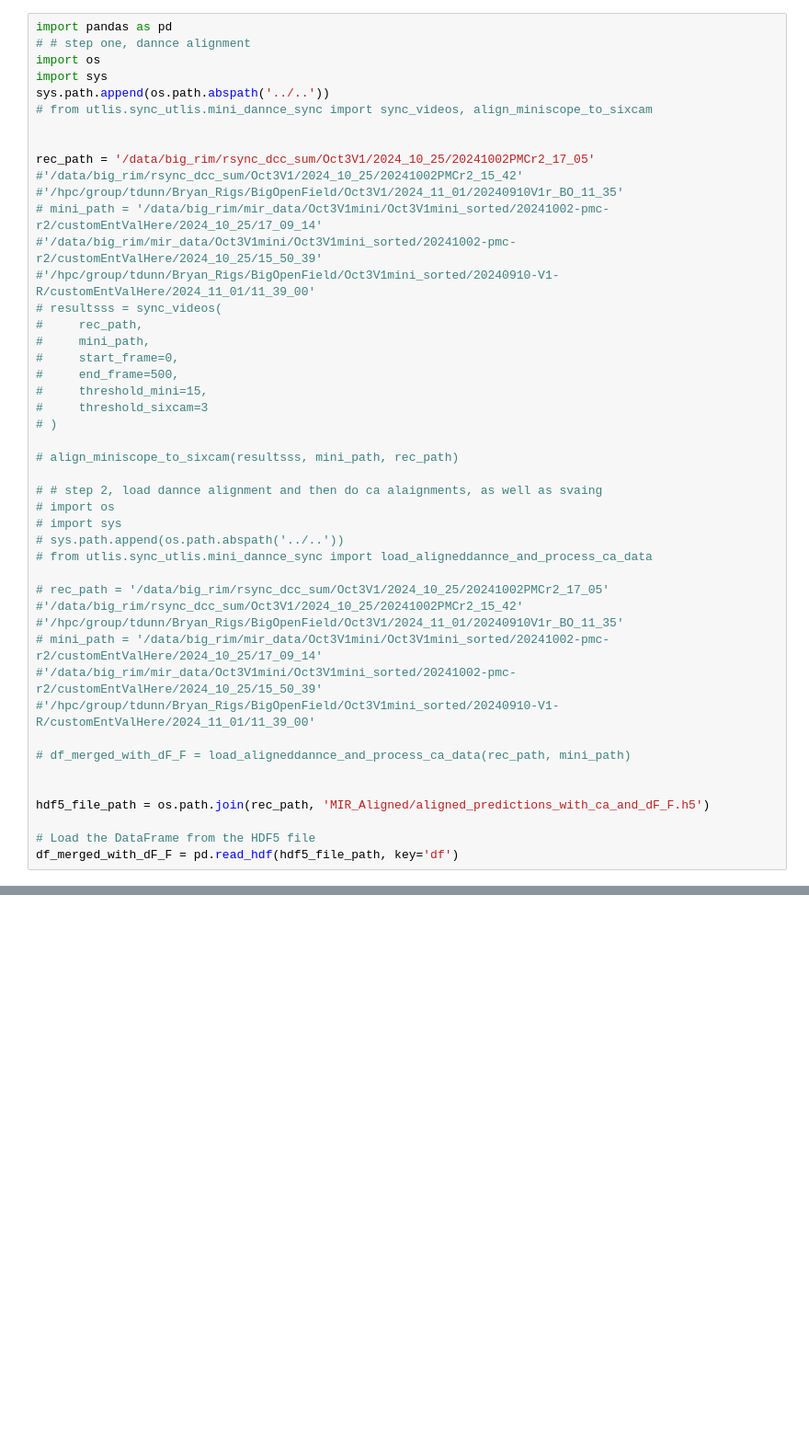
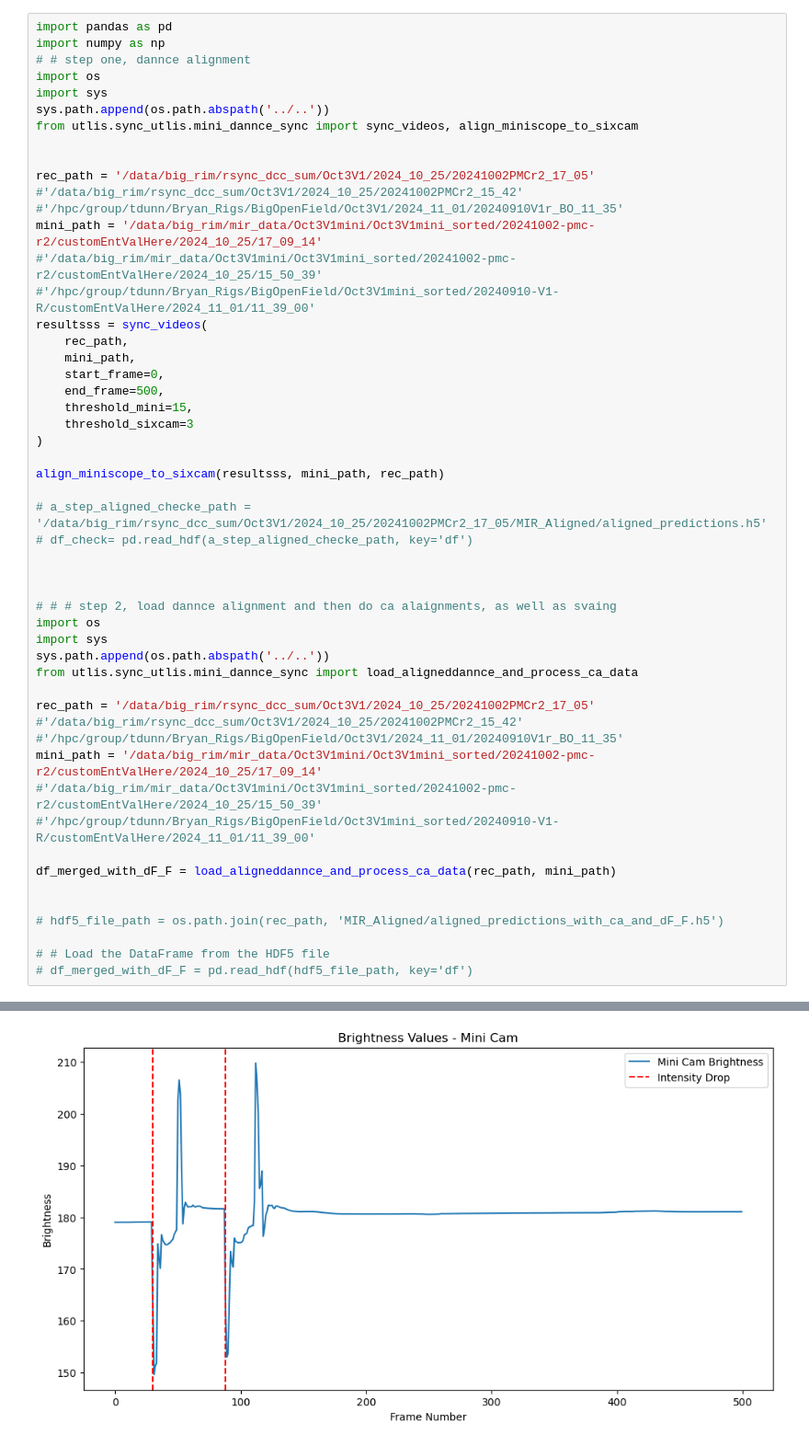
Before and after one commit to gadsfly/BBOP, a Jupyter notebook: random tests/mini_dannce_sync/brws_corr_try_241213.ipynb, the cells around one changed output, grey strips where cells are left out. Shown at 92% size. Drawn from its saved outputs; the diff is of its cells as text; blank space fills up the shorter version.

```diff
--- a/random tests/mini_dannce_sync/brws_corr_try_241213.ipynb
+++ b/random tests/mini_dannce_sync/brws_corr_try_241213.ipynb
@@ -1,38 +1,45 @@
 # %%
 import pandas as pd
+import numpy as np
 # # step one, dannce alignment
 import os
 import sys
 sys.path.append(os.path.abspath('../..'))
-# from utlis.sync_utlis.mini_dannce_sync import sync_videos, align_miniscope_to_sixcam
+from utlis.sync_utlis.mini_dannce_sync import sync_videos, align_miniscope_to_sixcam
 
 
 rec_path = '/data/big_rim/rsync_dcc_sum/Oct3V1/2024_10_25/20241002PMCr2_17_05' #'/data/big_rim/rsync_dcc_sum/Oct3V1/2024_10_25/20241002PMCr2_15_42' #'/hpc/group/tdunn/Bryan_Rigs/BigOpenField/Oct3V1/2024_11_01/20240910V1r_BO_11_35'
-# mini_path = '/data/big_rim/mir_data/Oct3V1mini/Oct3V1mini_sorted/20241002-pmc-r2/customEntValHere/2024_10_25/17_09_14' #'/data/big_rim/mir_data/Oct3V1mini/Oct3V1mini_sorted/20241002-pmc-r2/customEntValHere/2024_10_25/15_50_39' #'/hpc/group/tdunn/Bryan_Rigs/BigOpenField/Oct3V1mini_sorted/20240910-V1-R/customEntValHere/2024_11_01/11_39_00'
-# resultsss = sync_videos(
-#     rec_path,
-#     mini_path,
-#     start_frame=0,
-#     end_frame=500,
-#     threshold_mini=15,
-#     threshold_sixcam=3
-# )
+mini_path = '/data/big_rim/mir_data/Oct3V1mini/Oct3V1mini_sorted/20241002-pmc-r2/customEntValHere/2024_10_25/17_09_14' #'/data/big_rim/mir_data/Oct3V1mini/Oct3V1mini_sorted/20241002-pmc-r2/customEntValHere/2024_10_25/15_50_39' #'/hpc/group/tdunn/Bryan_Rigs/BigOpenField/Oct3V1mini_sorted/20240910-V1-R/customEntValHere/2024_11_01/11_39_00'
+resultsss = sync_videos(
+    rec_path,
+    mini_path,
+    start_frame=0,
+    end_frame=500,
+    threshold_mini=15,
+    threshold_sixcam=3
+)
 
-# align_miniscope_to_sixcam(resultsss, mini_path, rec_path)
+align_miniscope_to_sixcam(resultsss, mini_path, rec_path)
 
-# # step 2, load dannce alignment and then do ca alaignments, as well as svaing
-# import os
-# import sys
-# sys.path.append(os.path.abspath('../..'))
-# from utlis.sync_utlis.mini_dannce_sync import load_aligneddannce_and_process_ca_data
-
-# rec_path = '/data/big_rim/rsync_dcc_sum/Oct3V1/2024_10_25/20241002PMCr2_17_05' #'/data/big_rim/rsync_dcc_sum/Oct3V1/2024_10_25/20241002PMCr2_15_42' #'/hpc/group/tdunn/Bryan_Rigs/BigOpenField/Oct3V1/2024_11_01/20240910V1r_BO_11_35'
-# mini_path = '/data/big_rim/mir_data/Oct3V1mini/Oct3V1mini_sorted/20241002-pmc-r2/customEntValHere/2024_10_25/17_09_14' #'/data/big_rim/mir_data/Oct3V1mini/Oct3V1mini_sorted/20241002-pmc-r2/customEntValHere/2024_10_25/15_50_39' #'/hpc/group/tdunn/Bryan_Rigs/BigOpenField/Oct3V1mini_sorted/20240910-V1-R/customEntValHere/2024_11_01/11_39_00'
-
-# df_merged_with_dF_F = load_aligneddannce_and_process_ca_data(rec_path, mini_path)
+# a_step_aligned_checke_path = '/data/big_rim/rsync_dcc_sum/Oct3V1/2024_10_25/20241002PMCr2_17_05/MIR_Aligned/aligned_predictions.h5'
+# df_check= pd.read_hdf(a_step_aligned_checke_path, key='df')
 
 
-hdf5_file_path = os.path.join(rec_path, 'MIR_Aligned/aligned_predictions_with_ca_and_dF_F.h5')
 
-# Load the DataFrame from the HDF5 file
-df_merged_with_dF_F = pd.read_hdf(hdf5_file_path, key='df')
+# # # step 2, load dannce alignment and then do ca alaignments, as well as svaing
+import os
+import sys
+sys.path.append(os.path.abspath('../..'))
+from utlis.sync_utlis.mini_dannce_sync import load_aligneddannce_and_process_ca_data
+
+rec_path = '/data/big_rim/rsync_dcc_sum/Oct3V1/2024_10_25/20241002PMCr2_17_05' #'/data/big_rim/rsync_dcc_sum/Oct3V1/2024_10_25/20241002PMCr2_15_42' #'/hpc/group/tdunn/Bryan_Rigs/BigOpenField/Oct3V1/2024_11_01/20240910V1r_BO_11_35'
+mini_path = '/data/big_rim/mir_data/Oct3V1mini/Oct3V1mini_sorted/20241002-pmc-r2/customEntValHere/2024_10_25/17_09_14' #'/data/big_rim/mir_data/Oct3V1mini/Oct3V1mini_sorted/20241002-pmc-r2/customEntValHere/2024_10_25/15_50_39' #'/hpc/group/tdunn/Bryan_Rigs/BigOpenField/Oct3V1mini_sorted/20240910-V1-R/customEntValHere/2024_11_01/11_39_00'
+
+df_merged_with_dF_F = load_aligneddannce_and_process_ca_data(rec_path, mini_path)
+
+
+# hdf5_file_path = os.path.join(rec_path, 'MIR_Aligned/aligned_predictions_with_ca_and_dF_F.h5')
+
+# # Load the DataFrame from the HDF5 file
+# df_merged_with_dF_F = pd.read_hdf(hdf5_file_path, key='df')
+# %% [output]
@@ -38,0 +47 @@ df_merged_with_dF_F = pd.read_hdf(hdf5_file_path, key='df')
+[figure, added]
```
Also changed, not shown: parts of 24 cells of this notebook, 7 other files.
